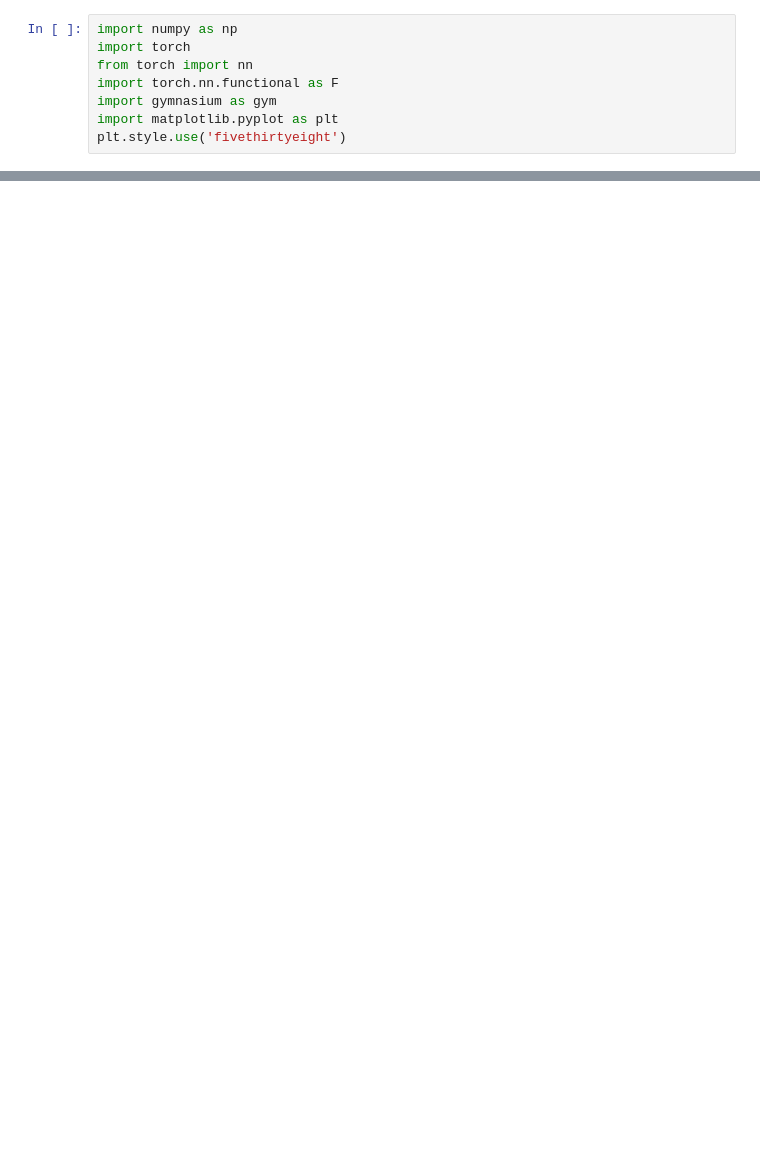
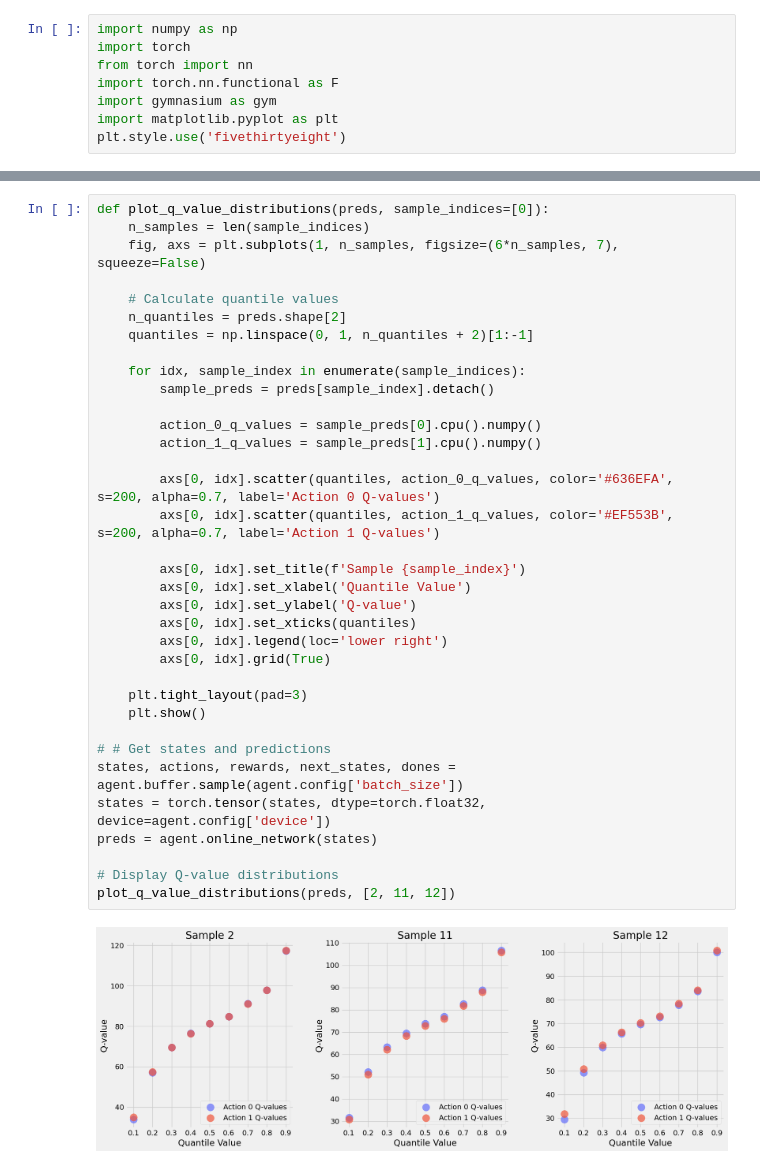
Before and after one commit to mohasarfi/DRL101MS, a Jupyter notebook: QR-DQN.ipynb, the cells around one changed output, grey strips where cells are left out. Drawn from its saved outputs; the diff is of its cells as text; blank space fills up the shorter version.

```diff
--- a/QR-DQN.ipynb
+++ b/QR-DQN.ipynb
@@ -288,0 +280,37 @@ Step: 159300/400000      Avg reward: 192.800     Episode: 2529
+# %%
+def plot_q_value_distributions(preds, sample_indices=[0]):
+    n_samples = len(sample_indices)
+    fig, axs = plt.subplots(1, n_samples, figsize=(6*n_samples, 7), squeeze=False)
+
+    # Calculate quantile values
+    n_quantiles = preds.shape[2]
+    quantiles = np.linspace(0, 1, n_quantiles + 2)[1:-1]
+
+    for idx, sample_index in enumerate(sample_indices):
+        sample_preds = preds[sample_index].detach()
+
+        action_0_q_values = sample_preds[0].cpu().numpy()
+        action_1_q_values = sample_preds[1].cpu().numpy()
+
+        axs[0, idx].scatter(quantiles, action_0_q_values, color='#636EFA', s=200, alpha=0.7, label='Action 0 Q-values')
+        axs[0, idx].scatter(quantiles, action_1_q_values, color='#EF553B', s=200, alpha=0.7, label='Action 1 Q-values')
+
+        axs[0, idx].set_title(f'Sample {sample_index}')
+        axs[0, idx].set_xlabel('Quantile Value')
+        axs[0, idx].set_ylabel('Q-value')
+        axs[0, idx].set_xticks(quantiles)
+        axs[0, idx].legend(loc='lower right')
+        axs[0, idx].grid(True)
+
+    plt.tight_layout(pad=3)
+    plt.show()
+
+# # Get states and predictions
+states, actions, rewards, next_states, dones = agent.buffer.sample(agent.config['batch_size'])
+states = torch.tensor(states, dtype=torch.float32, device=agent.config['device'])
+preds = agent.online_network(states)
+
+# Display Q-value distributions
+plot_q_value_distributions(preds, [2, 11, 12])
+# %% [output]
+[figure, added]
```
Also changed, not shown: parts of 8 cells of this notebook, 1 other file.
